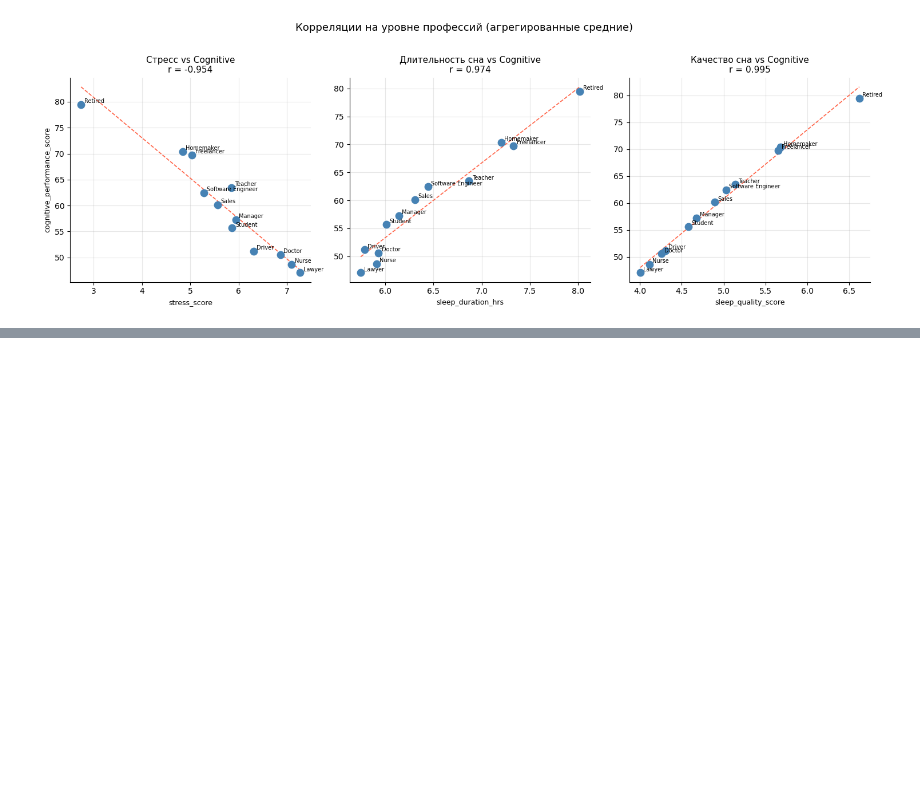
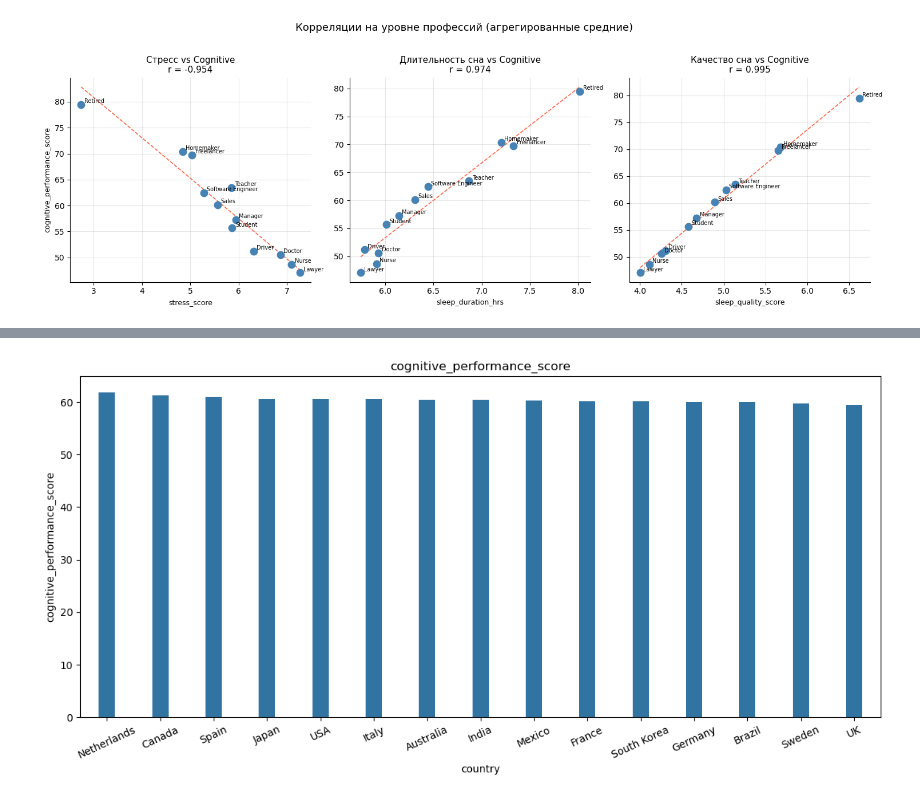
Before and after one commit to mello-bit/MS-Analysis-of-influence-sleep-durations-on-life-performance, a Jupyter notebook: analysis.ipynb, the cells around one changed output, grey strips where cells are left out. Saved outputs shown, nothing was run; the diff lists cells and outputs as text; code cells hidden in the pictures; blank space fills up the shorter version.

```diff
--- a/analysis.ipynb
+++ b/analysis.ipynb
@@ -807,0 +824,6 @@ plt.show()
+# %%
+country_vs_cognitive_score = (df.groupby('country')
+                    [["cognitive_performance_score"]]
+                    .median()
+                    .sort_values('cognitive_performance_score', ascending=False))
+country_vs_cognitive_score.round(2)
@@ -807,0 +848,14 @@ plt.show()
+# %%
+fig, axes = plt.subplots(1, 1, figsize=(14, 6))
+sns.barplot(
+    data=country_vs_cognitive_score,
+    x="country",
+    y=country_vs_cognitive_score.columns.tolist()[0],
+    ax=axes, width=0.3,
+
+)
+axes.set_title(country_vs_cognitive_score.columns.tolist()[0])
+plt.xticks(rotation=25)
+print()
+# %% [output]
+[figure, added]
```
Also changed, not shown: parts of 42 cells of this notebook.
